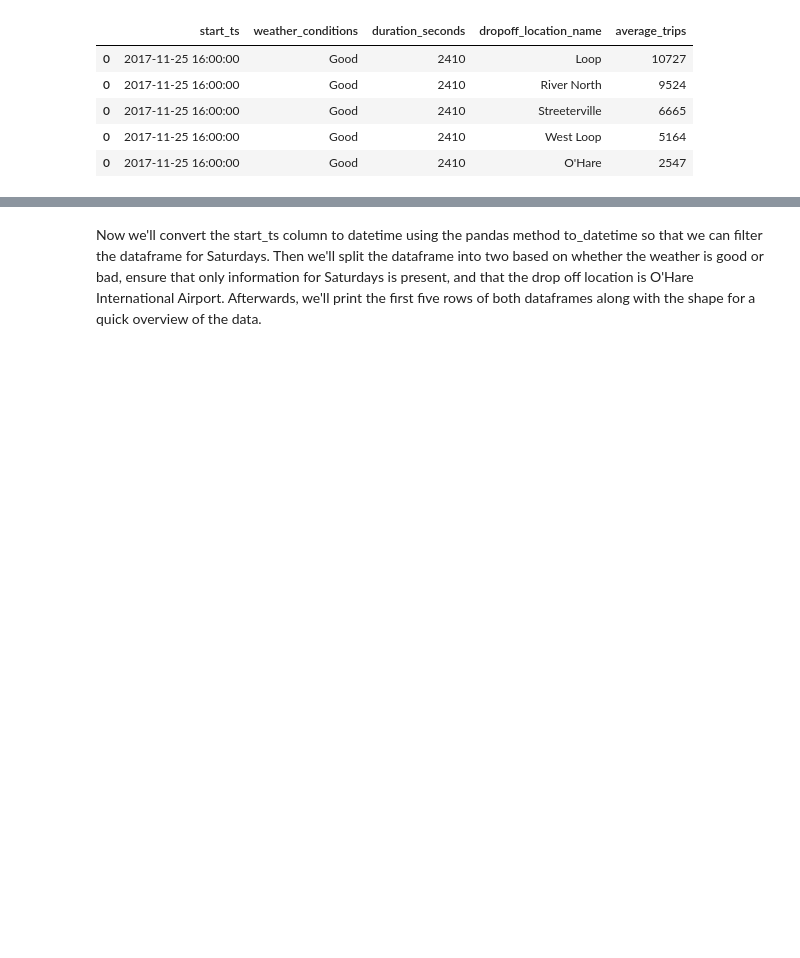
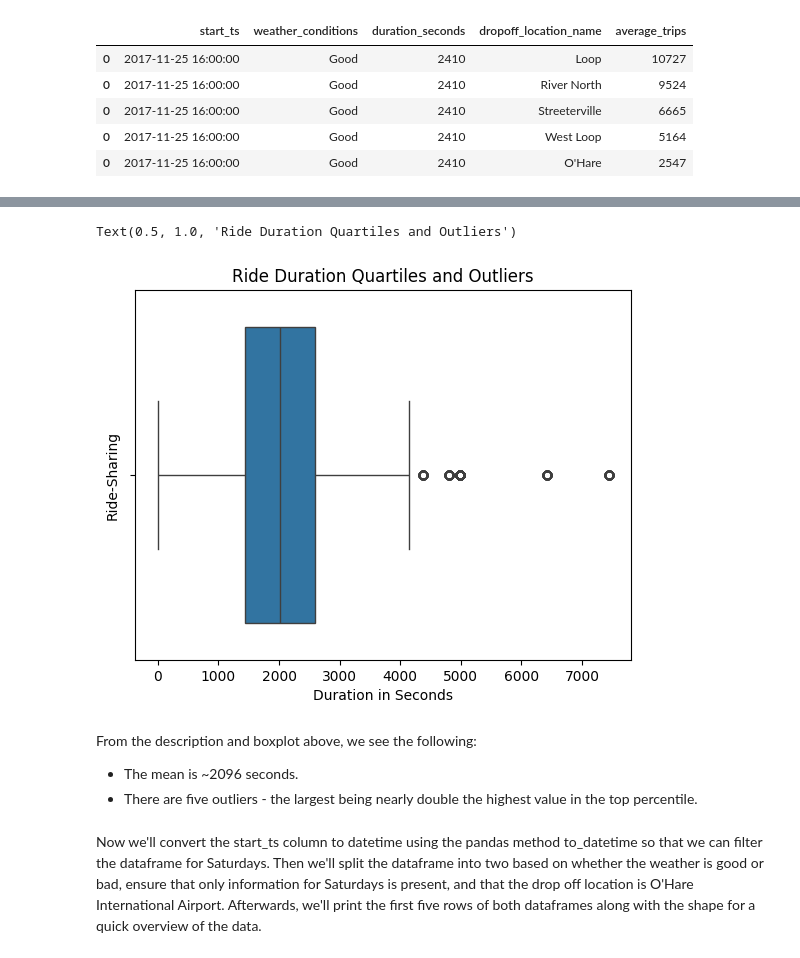
Before and after one commit to Vyncent-vdW/sprint_six_sql_project, a Jupyter notebook: sprint_six_sql_nb.ipynb, the cells around one changed output, grey strips where cells are left out. Saved outputs shown, nothing was run; the diff lists cells and outputs as text; code cells hidden in the pictures; blank space fills up the shorter version.

Commit message:
Hotfix #2. Added a bar graph to showcase companies with >5000 trips. Created boxplots showing trip duration.

```diff
--- a/sprint_six_sql_nb.ipynb
+++ b/sprint_six_sql_nb.ipynb
@@ -22,10 +22,10 @@ try:
     company_trips_amount = pd.read_csv('company_name_trips_amount.csv')
     dropoff_trips_avg = pd.read_csv('dropoff_trips_avg.csv')
     pickup_weather_ride_duration = pd.read_csv('pickup_weather_ride_duration.csv')
-except:
-    pd.read_csv('/datasets/project_sql_result_01.csv')
-    pd.read_csv('/datasets/project_sql_result_04.csv')
-    pd.read_csv('/datasets/project_sql_result_07.csv')
+except FileNotFoundError:
+    company_trips_amount = pd.read_csv('c:/Users/vande/GitHub/sprint_six_sql_project/company_name_trips_amount.csv')
+    dropoff_trips_avg = pd.read_csv('c:/Users/vande/GitHub/sprint_six_sql_project/dropoff_trips_avg.csv')
+    pickup_weather_ride_duration = pd.read_csv('c:/Users/vande/GitHub/sprint_six_sql_project/pickup_weather_ride_duration.csv')
 # %% [markdown]
 Let's examine the first 10 rows of each dataset, along with the number of rows and columns in each.
 # %%
@@ -391,3 +404,17 @@ df_joined.head()
+# %%
+ax = sns.boxplot(data= df_joined,
+                 x= 'duration_seconds')
+
+ax.set_xlabel('Duration in Seconds')
+ax.set_ylabel('Ride-Sharing')
+ax.set_title('Ride Duration Quartiles and Outliers')
+# %% [output]
+Text(0.5, 1.0, 'Ride Duration Quartiles and Outliers')
+[figure, added]
+# %% [markdown]
+From the description and boxplot above, we see the following:
+- The mean is ~2096 seconds.
+- There are five outliers - the largest being nearly double the highest value in the top percentile.
 # %% [markdown]
 Now we'll convert the start_ts column to datetime using the pandas method to_datetime so that we can filter the dataframe for Saturdays. Then we'll split the dataframe into two based on whether the weather is good or bad, ensure that only information for Saturdays is present, and that the drop off location is O'Hare International Airport. Afterwards, we'll print the first five rows of both dataframes along with the shape for a quick overview of the data.
 # %%
```
Also changed, not shown: parts of 6 cells of this notebook.
